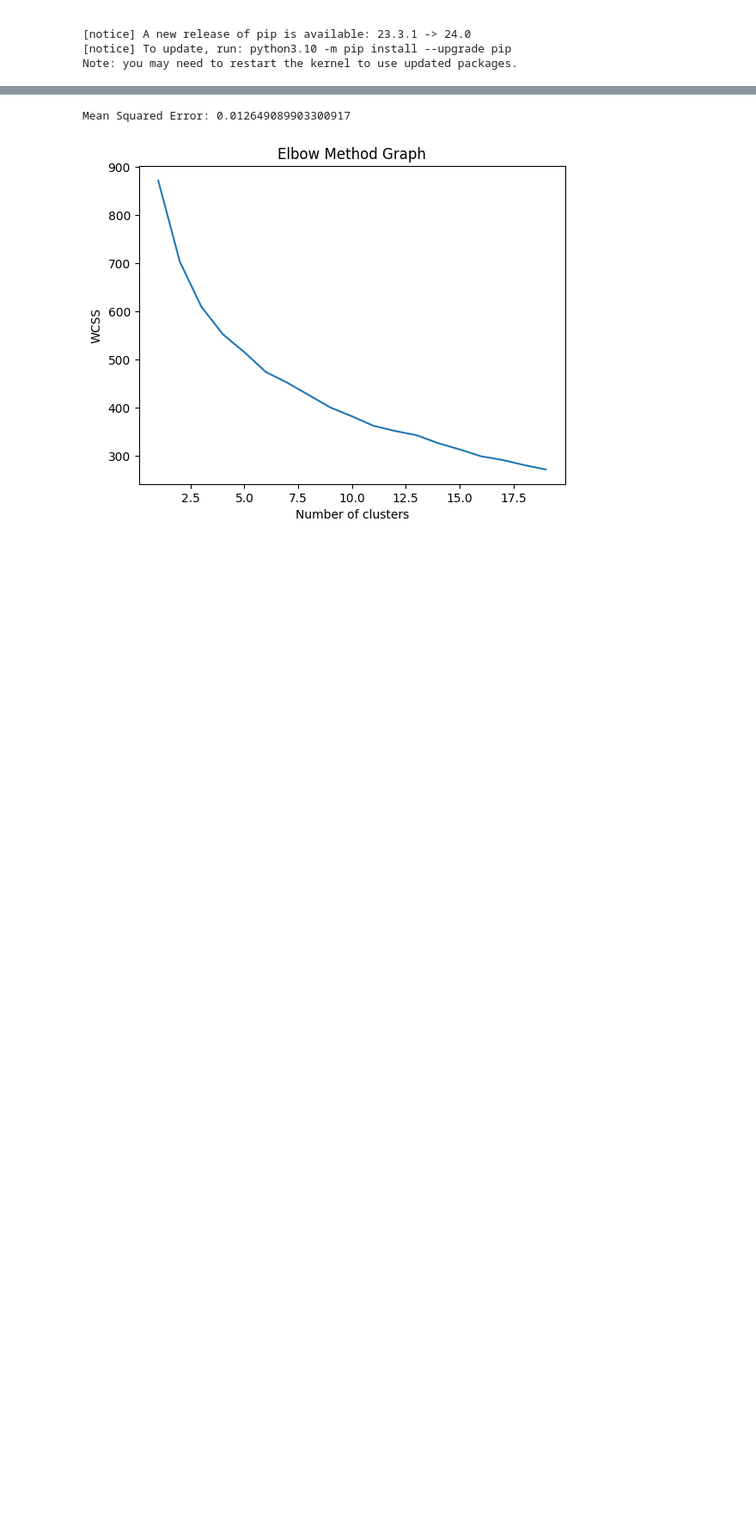
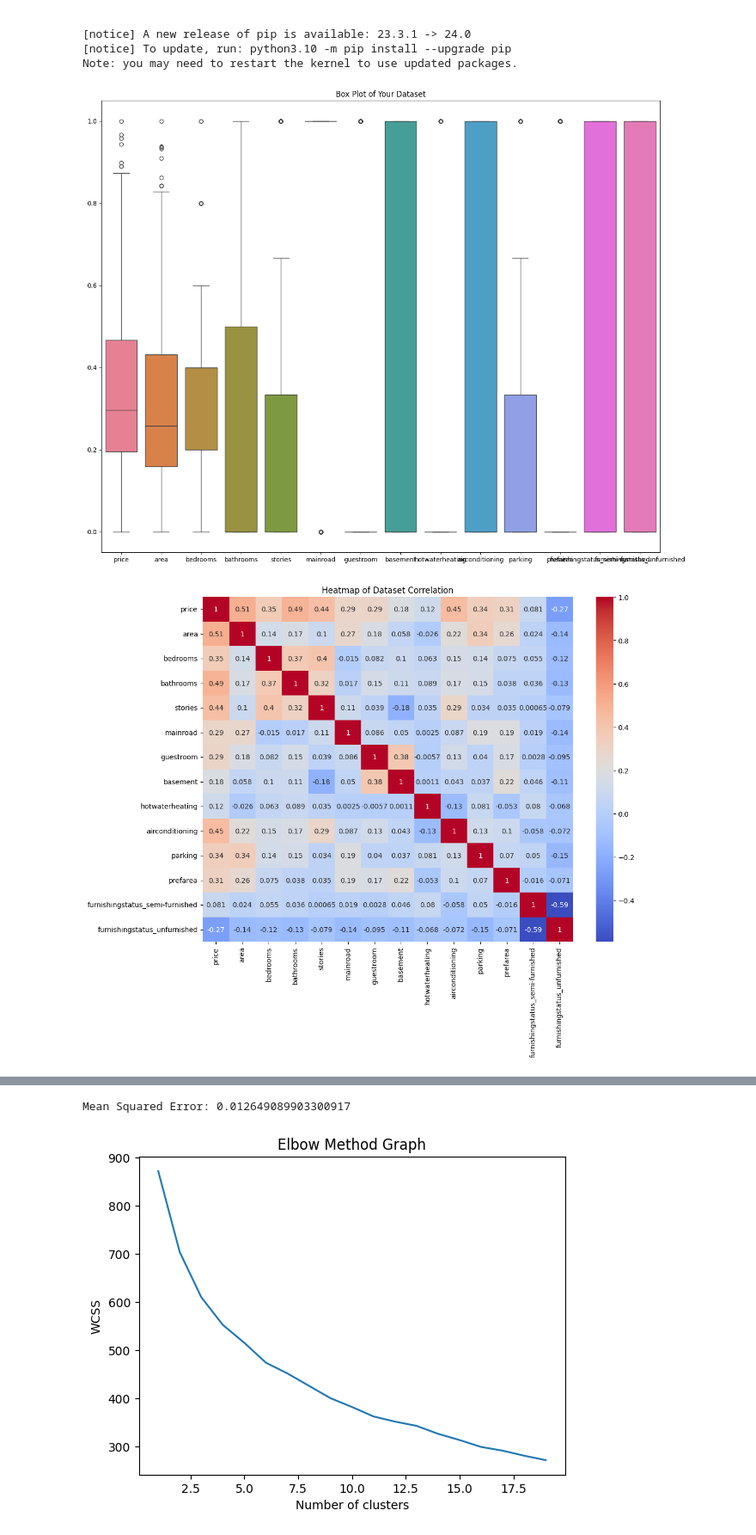
Before and after one commit to aidabah/csfinalproject, a Jupyter notebook: final_project_analysis.ipynb, the cells around one changed output, grey strips where cells are left out. Shown: that part at 86% size. Saved outputs shown, nothing was run; the diff lists cells and outputs as text; code cells hidden in the pictures; blank space fills up the shorter version.

```diff
--- a/final_project_analysis.ipynb
+++ b/final_project_analysis.ipynb
@@ -20,3 +20,39 @@ Requirement already satisfied: six>=1.5 in /opt/homebrew/lib/python3.10/site-pac
 [notice] A new release of pip is available: 23.3.1 -> 24.0
 [notice] To update, run: python3.10 -m pip install --upgrade pip
 Note: you may need to restart the kernel to use updated packages.
+# %%
+import pandas as pd
+import matplotlib.pyplot as plt
+import seaborn as sns
+
+house_df = pd.read_csv('cleaned_house.csv')
+
+
+plt.figure(figsize=(16, 13))
+sns.boxplot(data=house_df)
+plt.title('Box Plot of Your Dataset')
+plt.show()
+
+# Example 2: Heatmap
+plt.figure(figsize=(12, 9))
+sns.heatmap(house_df.corr(), annot=True, cmap='coolwarm')
+plt.title('Heatmap of Dataset Correlation')
+plt.show()
+
+# Example 3: Scatter plot
+plt.figure(figsize=(12, 6))
+sns.scatterplot(x='price', y='area', data=house_df)
+plt.title('Scatter Plot of Prices vs Area')
+plt.xlabel('Prices')
+plt.ylabel('Area')
+plt.show()
+
+plt.figure(figsize=(12, 6))
+sns.scatterplot(x='price', y='bathrooms', data=house_df)
+plt.title('Scatter Plot of Prices vs Bathrooms')
+plt.xlabel('Prices')
+plt.ylabel('Area')
+plt.show()
+# %% [output]
+[figure, added]
+[figure, added]
```
Also changed, not shown: parts of 1 cell of this notebook.
